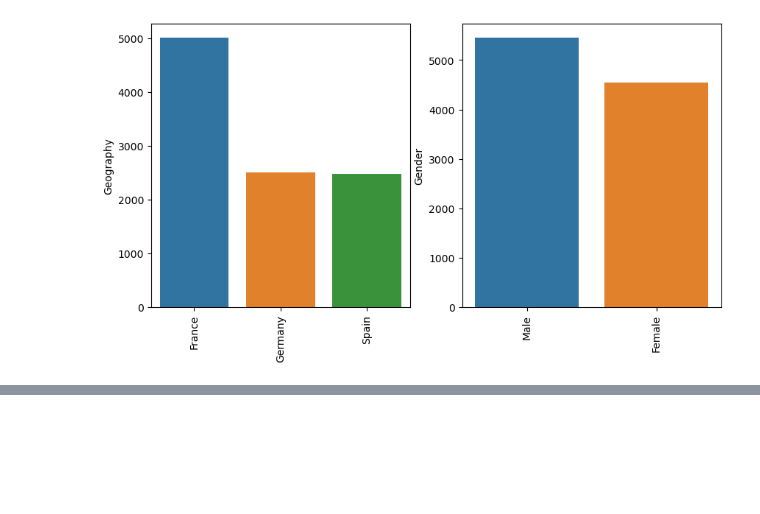
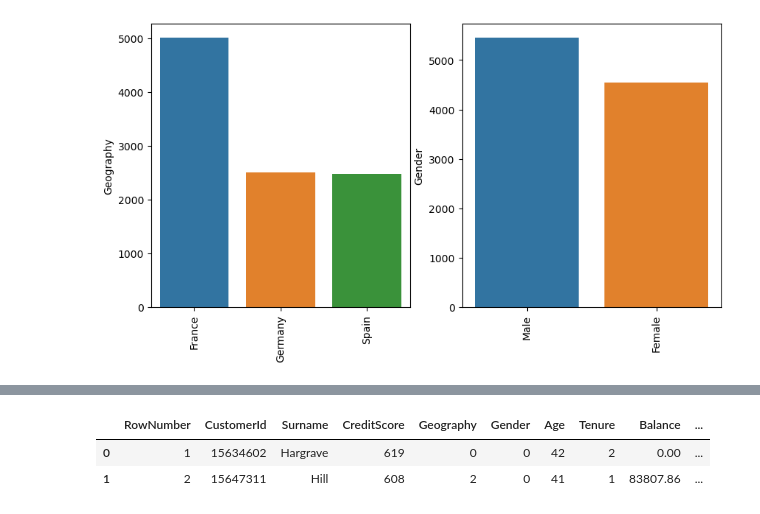
Before and after one commit to Dilli-ram-gif/PandasPractice, a Jupyter notebook: Data Preprocessing, Analysis, and Visualization for building a Machine Learning Model.ipynb, the cells around one changed output, grey strips where cells are left out. Saved outputs shown, nothing was run; the diff lists cells and outputs as text; code cells hidden in the pictures; blank space fills up the shorter version.

```diff
--- a/Data Preprocessing, Analysis, and Visualization for building a Machine Learning Model.ipynb
+++ b/Data Preprocessing, Analysis, and Visualization for building a Machine Learning Model.ipynb
@@ -144,0 +163,16 @@ for col in list_two:
+# %%
+df['Geography'].fillna(df['Geography'].mode()[0], inplace=True)
+df['Gender'].fillna(df['Gender'].mode()[0], inplace=True)
+df['Age'].fillna(df['Age'].mean(), inplace=True)
+# %%
+# Label Encoding
+encoder = LabelEncoder()
+df['Geography'] = encoder.fit_transform(df['Geography'])
+# %%
+df['Gender'] = encoder.fit_transform(df['Gender'])
+# %%
+df.head(2)
+# %% [output]
+|  | RowNumber | CustomerId | Surname | CreditScore | Geography | Gender | Age | Tenure | Balance | ... |
+| 0 | 1 | 15634602 | Hargrave | 619 | 0 | 0 | 42 | 2 | 0.00 | ... |
+| 1 | 2 | 15647311 | Hill | 608 | 2 | 0 | 41 | 1 | 83807.86 | ... |
```
Also changed, not shown: parts of 16 cells of this notebook.
